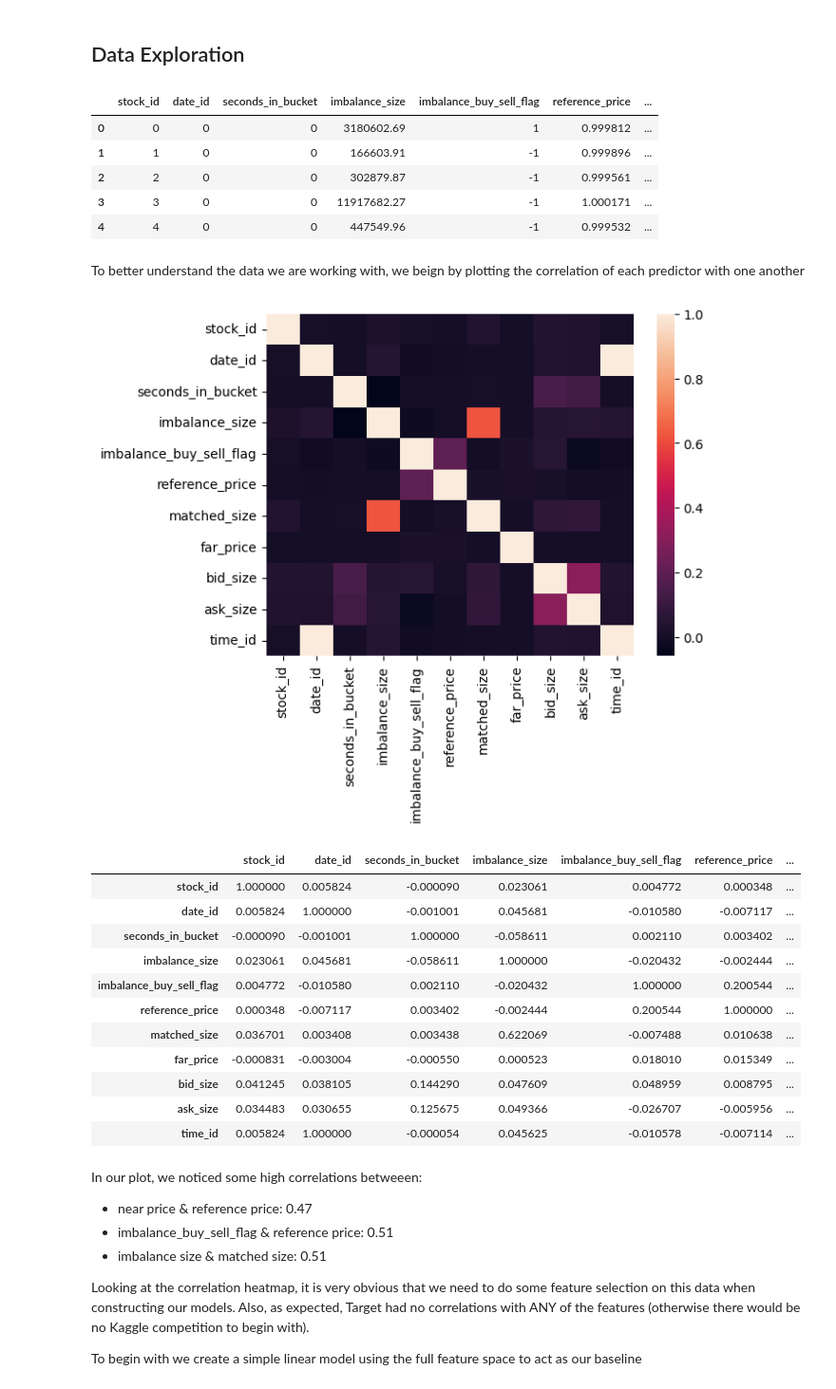
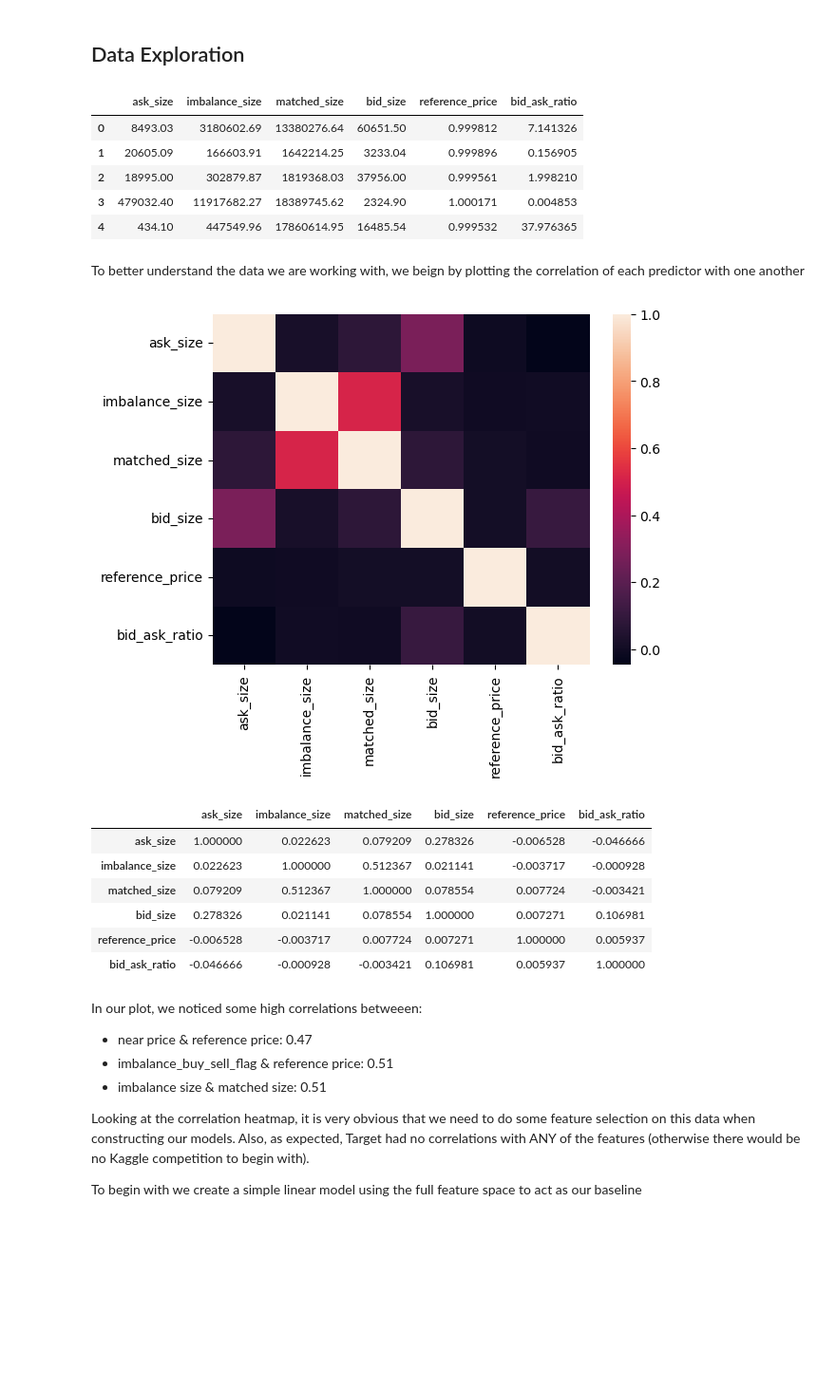
Before and after one commit to rcookie777/machine-learning-optiver, a Jupyter notebook: lr_and mod_select.ipynb, the cells around one changed output. Shown at 95% size. Saved outputs shown, nothing was run; the diff lists cells and outputs as text; code cells hidden in the pictures; blank space fills up the shorter version.

```diff
--- a/lr_and mod_select.ipynb
+++ b/lr_and mod_select.ipynb
@@ -14,45 +15,45 @@ from sklearn.feature_selection import SequentialFeatureSelector
 df = pd.read_csv("train.csv")
 
 # dropping necessary columns to avoid data leakage
-df = df.drop(["near_price","bid_price","ask_price","target","wap"], axis = 1)
+df = df[['ask_size',
+         'imbalance_size',
+         'matched_size',
+         'bid_size',
+         'reference_price']]
+
+df['bid_ask_ratio'] = df['bid_size']/df['ask_size']
 
 df.head()
 # %% [output]
-|  | stock_id | date_id | seconds_in_bucket | imbalance_size | imbalance_buy_sell_flag | reference_price | ... |
-| 0 | 0 | 0 | 0 | 3180602.69 | 1 | 0.999812 | ... |
-| 1 | 1 | 0 | 0 | 166603.91 | -1 | 0.999896 | ... |
-| 2 | 2 | 0 | 0 | 302879.87 | -1 | 0.999561 | ... |
-| 3 | 3 | 0 | 0 | 11917682.27 | -1 | 1.000171 | ... |
-| 4 | 4 | 0 | 0 | 447549.96 | -1 | 0.999532 | ... |
+|  | ask_size | imbalance_size | matched_size | bid_size | reference_price | bid_ask_ratio |
+| 0 | 8493.03 | 3180602.69 | 13380276.64 | 60651.50 | 0.999812 | 7.141326 |
+| 1 | 20605.09 | 166603.91 | 1642214.25 | 3233.04 | 0.999896 | 0.156905 |
+| 2 | 18995.00 | 302879.87 | 1819368.03 | 37956.00 | 0.999561 | 1.998210 |
+| 3 | 479032.40 | 11917682.27 | 18389745.62 | 2324.90 | 1.000171 | 0.004853 |
+| 4 | 434.10 | 447549.96 | 17860614.95 | 16485.54 | 0.999532 | 37.976365 |
 # %% [markdown]
 To better understand the data we are working with, we beign by plotting the correlation of each predictor with one another
 # %%
 # isolating numerical values
-num_vals = df.drop(["row_id"], axis=1)
-
+num_vals = df
 # starting by removing NaN values from dataset
 # we can try some more complex methods later on
 num_vals = num_vals.dropna()
 
 # creating heatmap
 corr_plot = sns.heatmap(num_vals.corr())
 # %% [output]
-[figure, old version]
+[figure, new version]
 # %%
 num_vals.corr()
 # %% [output]
-|  | stock_id | date_id | seconds_in_bucket | imbalance_size | imbalance_buy_sell_flag | reference_price | ... |
-| stock_id | 1.000000 | 0.005824 | -0.000090 | 0.023061 | 0.004772 | 0.000348 | ... |
-| date_id | 0.005824 | 1.000000 | -0.001001 | 0.045681 | -0.010580 | -0.007117 | ... |
-| seconds_in_bucket | -0.000090 | -0.001001 | 1.000000 | -0.058611 | 0.002110 | 0.003402 | ... |
-| imbalance_size | 0.023061 | 0.045681 | -0.058611 | 1.000000 | -0.020432 | -0.002444 | ... |
-| imbalance_buy_sell_flag | 0.004772 | -0.010580 | 0.002110 | -0.020432 | 1.000000 | 0.200544 | ... |
-| reference_price | 0.000348 | -0.007117 | 0.003402 | -0.002444 | 0.200544 | 1.000000 | ... |
-| matched_size | 0.036701 | 0.003408 | 0.003438 | 0.622069 | -0.007488 | 0.010638 | ... |
-| far_price | -0.000831 | -0.003004 | -0.000550 | 0.000523 | 0.018010 | 0.015349 | ... |
-| bid_size | 0.041245 | 0.038105 | 0.144290 | 0.047609 | 0.048959 | 0.008795 | ... |
-| ask_size | 0.034483 | 0.030655 | 0.125675 | 0.049366 | -0.026707 | -0.005956 | ... |
-| time_id | 0.005824 | 1.000000 | -0.000054 | 0.045625 | -0.010578 | -0.007114 | ... |
+|  | ask_size | imbalance_size | matched_size | bid_size | reference_price | bid_ask_ratio |
+| ask_size | 1.000000 | 0.022623 | 0.079209 | 0.278326 | -0.006528 | -0.046666 |
+| imbalance_size | 0.022623 | 1.000000 | 0.512367 | 0.021141 | -0.003717 | -0.000928 |
+| matched_size | 0.079209 | 0.512367 | 1.000000 | 0.078554 | 0.007724 | -0.003421 |
+| bid_size | 0.278326 | 0.021141 | 0.078554 | 1.000000 | 0.007271 | 0.106981 |
+| reference_price | -0.006528 | -0.003717 | 0.007724 | 0.007271 | 1.000000 | 0.005937 |
+| bid_ask_ratio | -0.046666 | -0.000928 | -0.003421 | 0.106981 | 0.005937 | 1.000000 |
 # %% [markdown]
 In our plot, we noticed some high correlations betweeen:
 - near price & reference price: 0.47
```
Also changed, not shown: parts of 9 cells of this notebook, 1 other file.
